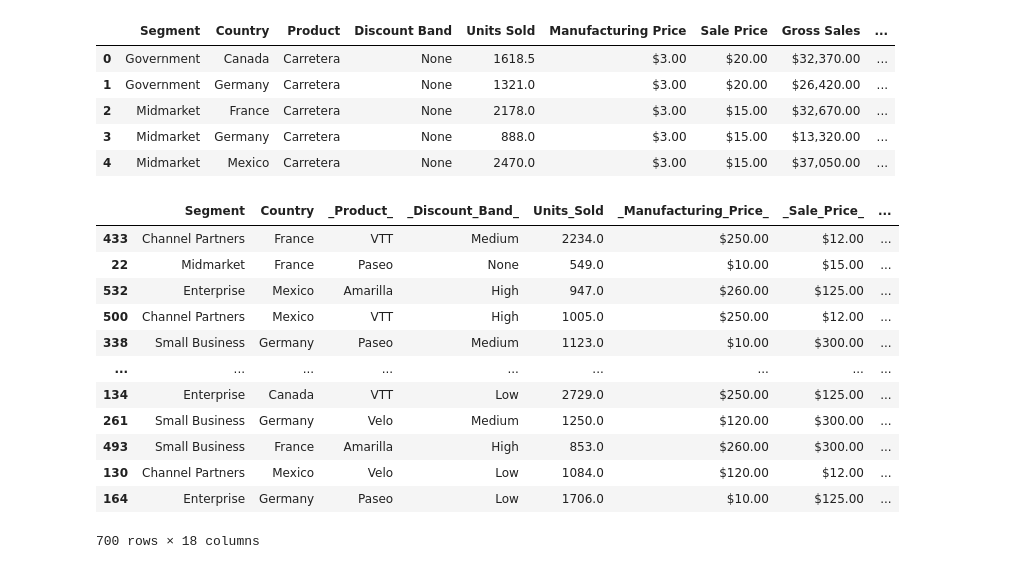
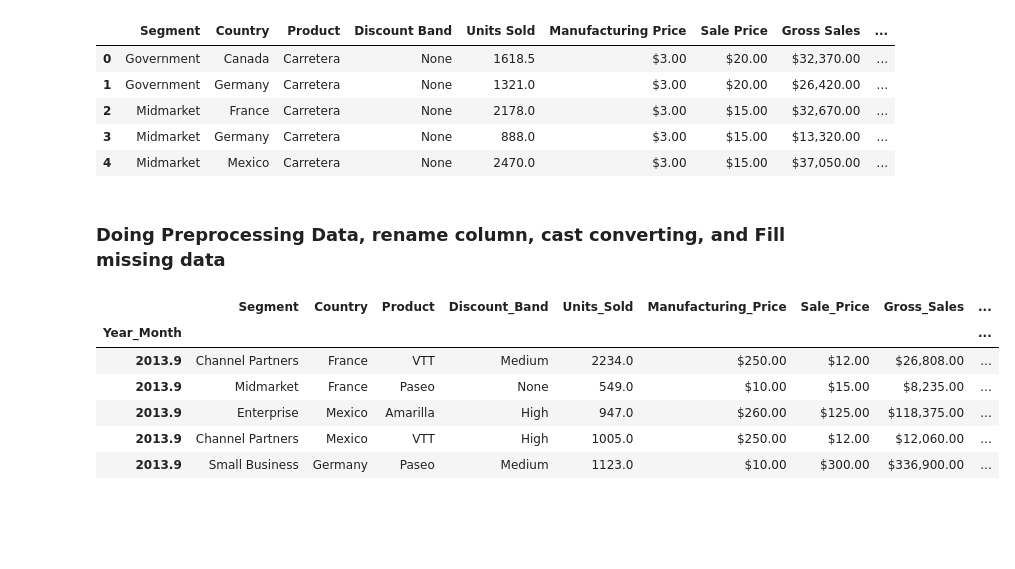
Before and after one commit to DinaChatFE/Scatter-Plot-Regression-correlation, a Jupyter notebook: main.ipynb, the cells around one changed output. Drawn from its saved outputs; the diff is of its cells as text; code cells hidden in the pictures; blank space fills up the shorter version.

```diff
--- a/main.ipynb
+++ b/main.ipynb
@@ -51,46 +43,40 @@ df.head()
 | 2 | Midmarket | France | Carretera | None | 2178.0 | $3.00 | $15.00 | $32,670.00 | ... |
 | 3 | Midmarket | Germany | Carretera | None | 888.0 | $3.00 | $15.00 | $13,320.00 | ... |
 | 4 | Midmarket | Mexico | Carretera | None | 2470.0 | $3.00 | $15.00 | $37,050.00 | ... |
+# %% [markdown]
+### Doing Preprocessing Data, rename column, cast converting, and Fill missing data
 # %%
 df = df.reset_index(drop=True)
 old_col = df.columns.tolist()
 new_col = {}
 for i in old_col:
-    new_str = re.sub(r'\s+', '_', i)
+    new_str = re.sub(r'\s+', '_', i.lstrip('_').rstrip('_'))
     new_col[i] = new_str
 
-# update column name
+# update column name, cause existing data having space, so convert to snake case value
+# Example: Discount Band -> Discount_Band
 df.rename(columns=new_col, inplace=True)
 
-# df['_Sales_'] = df['_Sales_'].str.replace(' ', '')
-# df['_COGS_'] = df['_COGS_'].str.replace(' ', '')
-# df['_COGS_'] = df['_COGS_'].str.replace('$', '')
-# df['_Gross_Sales_'] = df['_Gross_Sales_'].str.replace('$', '')
-
-# df['_Gross_Sales_'] = df['_Gross_Sales_'].str.replace(' ', '')
-# df['_Gross_Sales_'] = df['_Gross_Sales_'].str.replace('$', '')
-
-df['_Profit_'] = df['_Profit_'].replace(r'[\s\-$()-,]', '', regex=True)
-df['_Profit_'] = pd.to_numeric(df['_Profit_'], downcast='float')
-df['_Profit_'] = df['_Profit_'].fillna(0)
+# Convert string to numerical value, existing data has dollar sign and unnecessarily value (string) $3,000.00 -> (float) 3000.00
+df['Profit'] = df['Profit'].replace(r'[\s\-$()-,]', '', regex=True)
+df['Profit'] = pd.to_numeric(df['Profit'], downcast='float')
+df['Profit'] = df['Profit'].fillna(0)
 df['Year_Month'] = df['Year'] + df['Month_Number']*0.1
 
-# df.groupby(df['Year_Month']).sum(df['_Profit_'])
-df1 = df.sort_values(by='Year_Month', ascending=True, inplace=False)
-df1['Cumulative_Sum'] = df1['_Profit_'].cumsum()
-
-df1
+# Sort by month number value
+df1 = df.sort_values(by='Year_Month', ascending=True)
+# Set the index to year_month easier to group
+df1.set_index(['Year_Month'], inplace=True)
+# group the same month together by summation of profit
+# df1 = df1.groupby(by='Year_Month').sum('Cumulative_Profit')
+# The Final result should group by numerical value,
+# Keys to take are Year_Month and Cumulative Profit, which is the additional value of Profit Each Year
+df1.head()
 # %% [output]
-|  | Segment | Country | _Product_ | _Discount_Band_ | Units_Sold | _Manufacturing_Price_ | _Sale_Price_ | ... |
-| 433 | Channel Partners | France | VTT | Medium | 2234.0 | $250.00 | $12.00 | ... |
-| 22 | Midmarket | France | Paseo | None | 549.0 | $10.00 | $15.00 | ... |
-| 532 | Enterprise | Mexico | Amarilla | High | 947.0 | $260.00 | $125.00 | ... |
-| 500 | Channel Partners | Mexico | VTT | High | 1005.0 | $250.00 | $12.00 | ... |
-| 338 | Small Business | Germany | Paseo | Medium | 1123.0 | $10.00 | $300.00 | ... |
-| ... | ... | ... | ... | ... | ... | ... | ... | ... |
-| 134 | Enterprise | Canada | VTT | Low | 2729.0 | $250.00 | $125.00 | ... |
-| 261 | Small Business | Germany | Velo | Medium | 1250.0 | $120.00 | $300.00 | ... |
-| 493 | Small Business | France | Amarilla | High | 853.0 | $260.00 | $300.00 | ... |
-| 130 | Channel Partners | Mexico | Velo | Low | 1084.0 | $120.00 | $12.00 | ... |
-| 164 | Enterprise | Germany | Paseo | Low | 1706.0 | $10.00 | $125.00 | ... |
+|  | Segment | Country | Product | Discount_Band | Units_Sold | Manufacturing_Price | Sale_Price | Gross_Sales | ... |
+| Year_Month |  |  |  |  |  |  |  |  | ... |
+| 2013.9 | Channel Partners | France | VTT | Medium | 2234.0 | $250.00 | $12.00 | $26,808.00 | ... |
+| 2013.9 | Midmarket | France | Paseo | None | 549.0 | $10.00 | $15.00 | $8,235.00 | ... |
+| 2013.9 | Enterprise | Mexico | Amarilla | High | 947.0 | $260.00 | $125.00 | $118,375.00 | ... |
+| 2013.9 | Channel Partners | Mexico | VTT | High | 1005.0 | $250.00 | $12.00 | $12,060.00 | ... |
+| 2013.9 | Small Business | Germany | Paseo | Medium | 1123.0 | $10.00 | $300.00 | $336,900.00 | ... |
-700 rows × 18 columns
```
Also changed, not shown: parts of 7 cells of this notebook, 2 other files.
